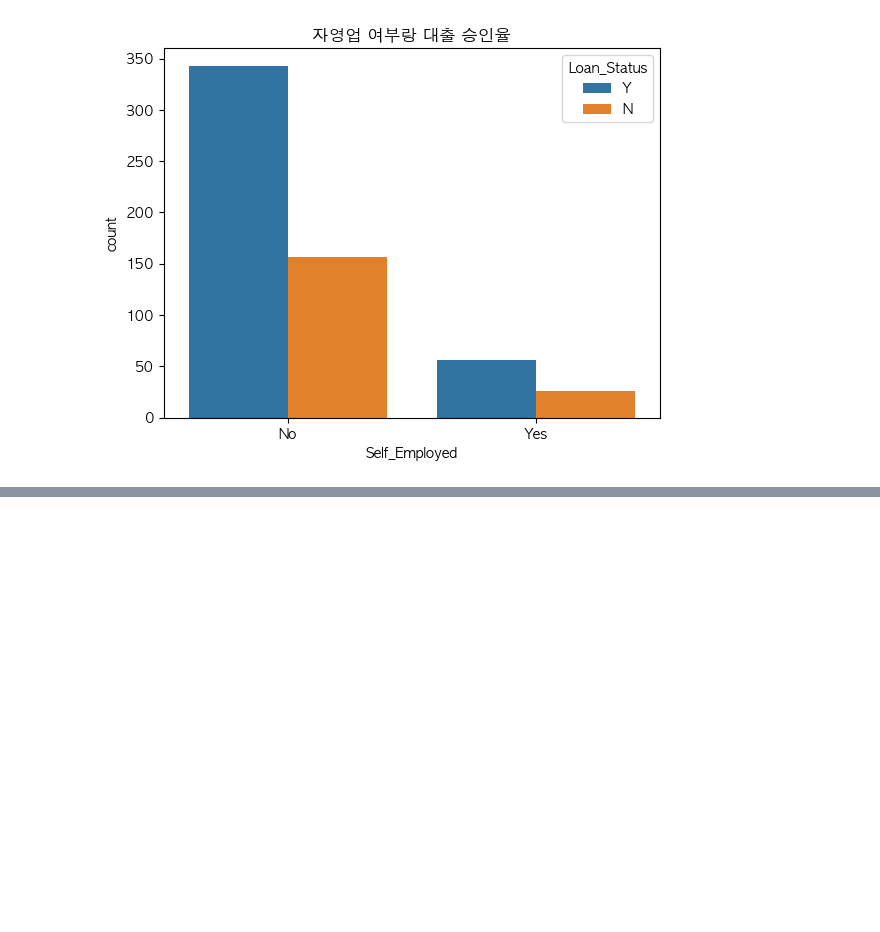
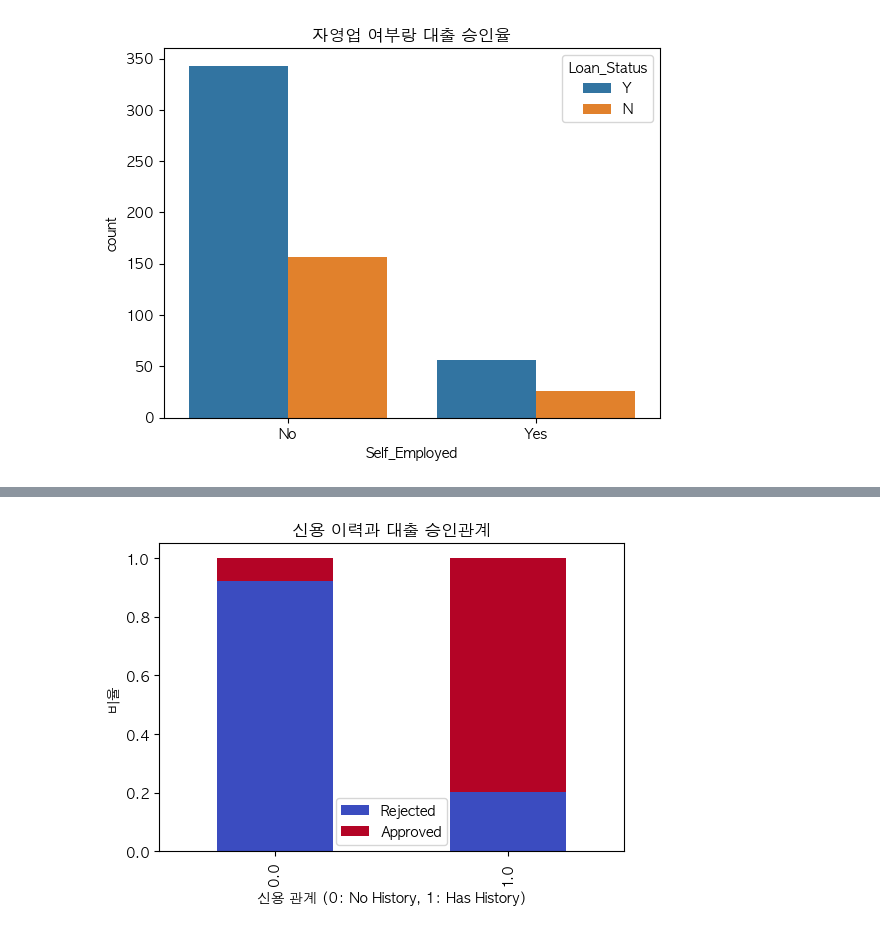
Before and after one commit to lshwa/Toy_proj, a Jupyter notebook: toy_project.ipynb, the cells around one changed output, grey strips where cells are left out. Saved outputs shown, nothing was run; the diff lists cells and outputs as text; code cells hidden in the pictures; blank space fills up the shorter version.

```diff
--- a/toy_project.ipynb
+++ b/toy_project.ipynb
@@ -164,0 +185,12 @@ plt.show()
+# %%
+# 신용 이력과 대출 승인관계
+ct = pd.crosstab(train['Credit_History'], train['Loan_Status'], normalize='index')
+
+ct.plot(kind='bar', stacked=True, figsize=(6,4), colormap='coolwarm')
+plt.title("신용 이력과 대출 승인관계")
+plt.xlabel("신용 관계 (0: No History, 1: Has History)")
+plt.ylabel("비율")
+plt.legend(["Rejected", "Approved"])
+plt.show()
+# %% [output]
+[figure, added]
```
Also changed, not shown: parts of 10 cells of this notebook.
